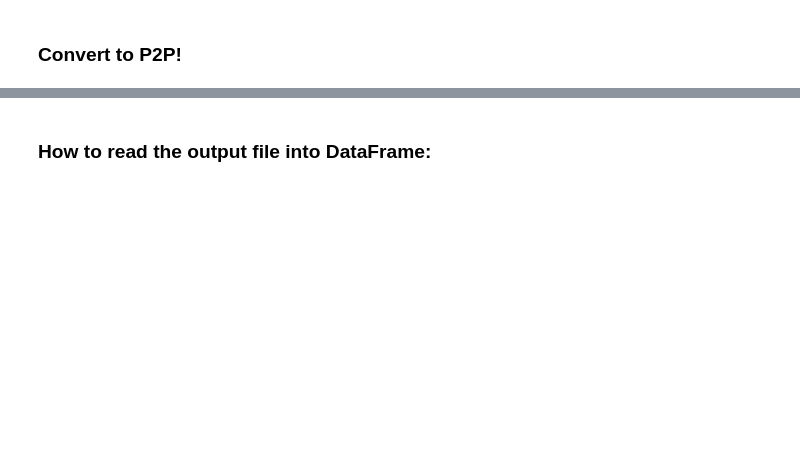
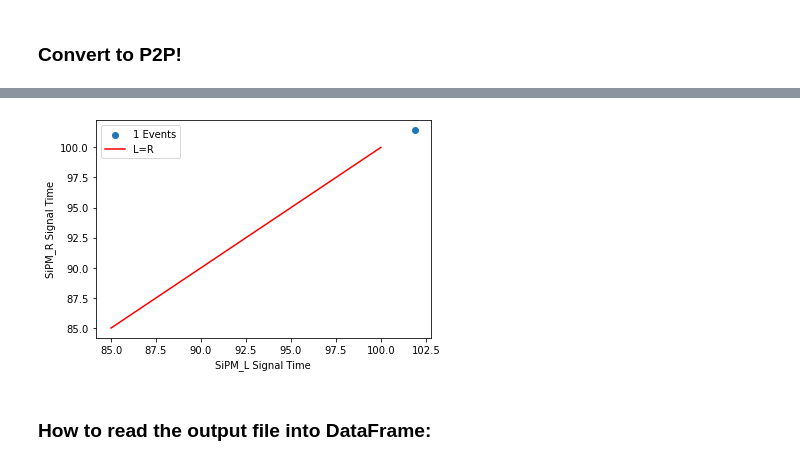
Before and after one commit to peckalec/SiPM-Studies, a Jupyter notebook: ConvertToP2P.ipynb, the cells around one changed output, grey strips where cells are left out. Drawn from its saved outputs; the diff is of its cells as text; code cells hidden in the pictures; blank space fills up the shorter version.

```diff
--- a/ConvertToP2P.ipynb
+++ b/ConvertToP2P.ipynb
@@ -234,10 +244,12 @@ plt.show()
 # %%
-plt.scatter(dfin.query("ch3_P2P_fit>10 & ch4_P2P_fit>10").ch3_time_fit,dfin.query("ch3_P2P_fit>10 & ch4_P2P_fit>10").ch4_time_fit,label=f"{len(dfin.query('ch3_P2P_fit>10 & ch4_P2P_fit>10').ch4_time_fit)} Events")
+plt.scatter(dfin.query("ch3_P2P_base>10 & ch4_P2P_base>10").ch3_time_base,dfin.query("ch3_P2P_base>10 & ch4_P2P_base>10").ch4_time_base,label=f"{len(dfin.query('ch3_P2P_base>10 & ch4_P2P_base>10'))} Events")
 plt.plot(np.linspace(85,100,2),np.linspace(85,100,2),color="red",label="L=R")
 plt.xlabel("SiPM_L Signal Time")
 plt.ylabel("SiPM_R Signal Time")
 plt.legend()
 plt.show()
+# %% [output]
+[figure, added]
 # %% [markdown]
 ### How to read the output file into DataFrame:
 # %%
```
Also changed, not shown: parts of 5 cells of this notebook.
